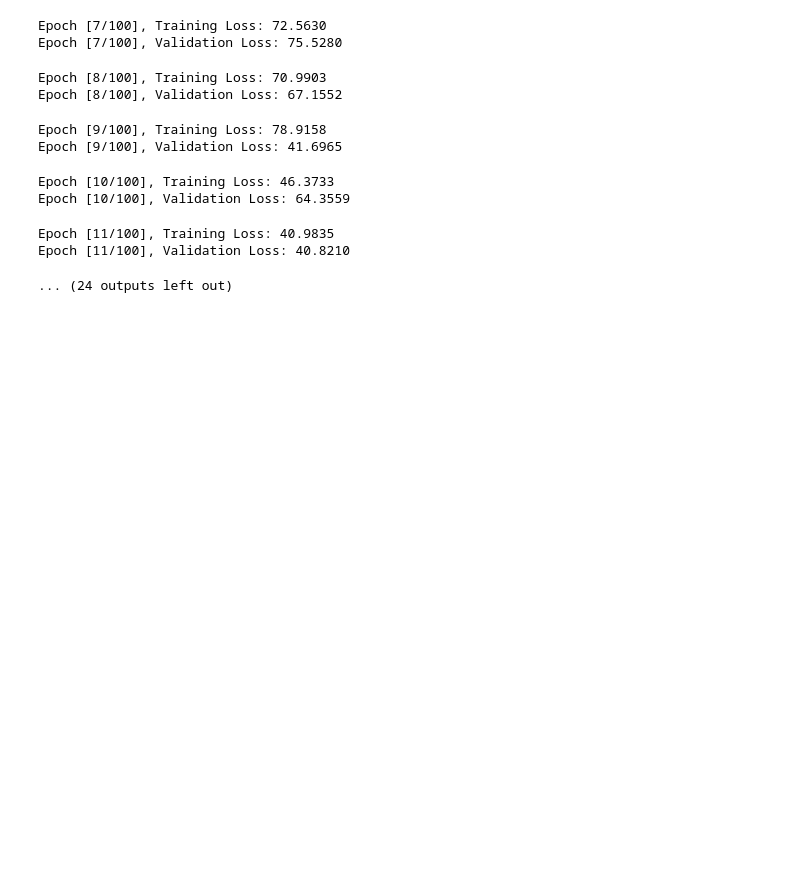
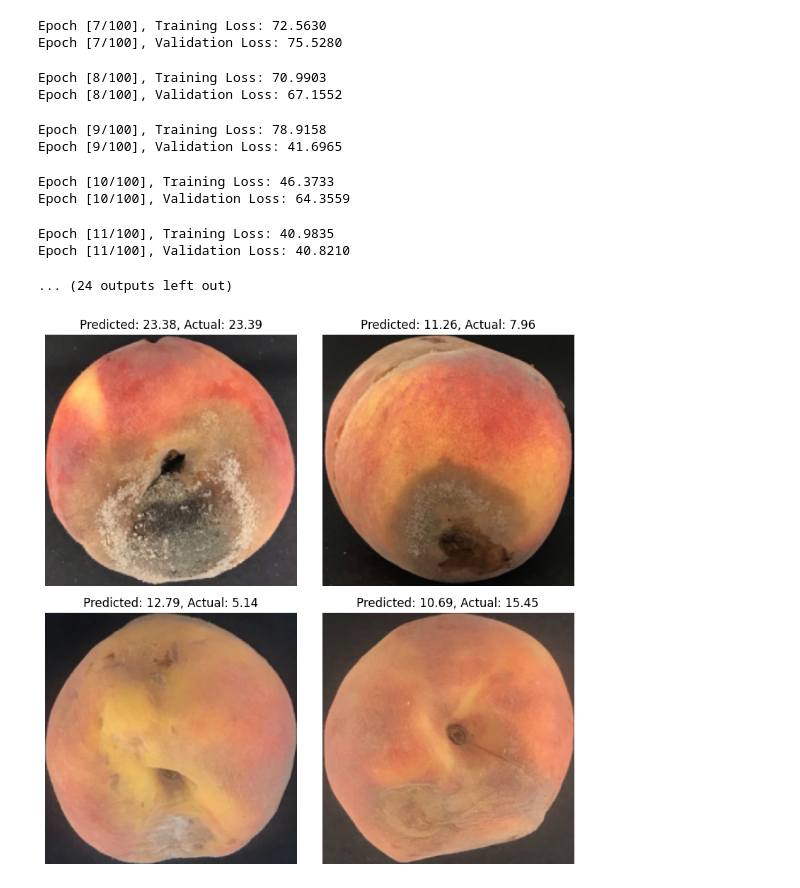
Before and after one commit to canatess/smart-fridge, a Jupyter notebook: regression.ipynb, the cells around one changed output. Drawn from its saved outputs; the diff is of its cells as text; code cells hidden in the pictures; blank space fills up the shorter version.

```diff
--- a/regression.ipynb
+++ b/regression.ipynb
@@ -397,3 +397,33 @@ Epoch [10/100], Validation Loss: 64.3559
 Epoch [11/100], Training Loss: 40.9835
 Epoch [11/100], Validation Loss: 40.8210
 ... (24 outputs left out)
+# %%
+# Evaluation
+model.eval()
+with torch.no_grad():
+    # Get random indices for 4 test images
+    indices = np.random.choice(len(test_dataset), size=4, replace=False)
+
+    # Create a subplot
+    fig, axs = plt.subplots(2, 2, figsize=(8, 8))
+
+    for i, idx in enumerate(indices):
+        inputs, label = test_dataset[idx]
+        inputs = inputs.unsqueeze(0).to(device)
+        output = model(inputs)
+        prediction = output.item()
+
+        # Denormalize the image
+        img = inputs.squeeze().permute(1, 2, 0).cpu().numpy()
+
+        # Display the image
+        axs[i // 2, i % 2].imshow(img)
+        axs[i // 2, i % 2].set_title(
+            f"Predicted: {prediction:.2f}, Actual: {label:.2f}"
+        )
+        axs[i // 2, i % 2].axis("off")
+
+    plt.tight_layout()
+    plt.show()
+# %% [output]
+[figure, added]
```
